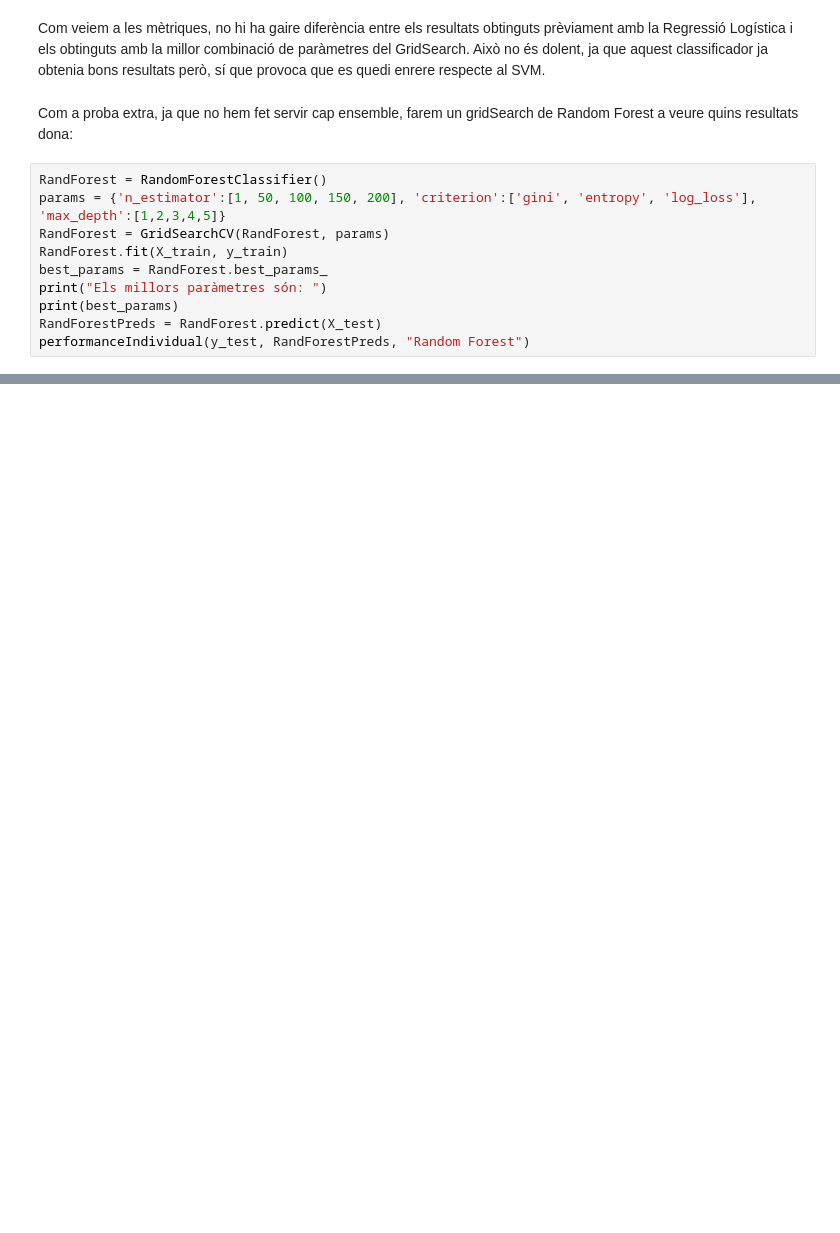
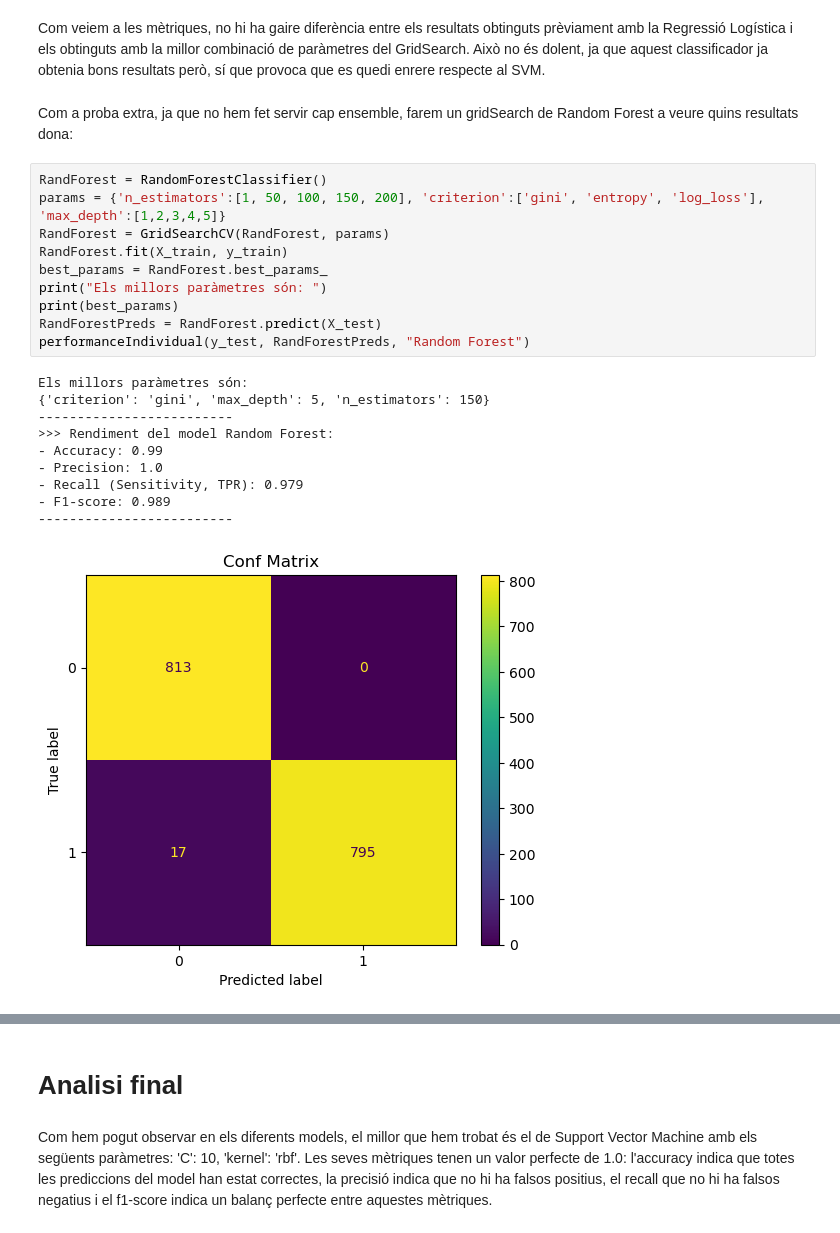
Before and after one commit to NIU1669682/Cas-Kaggle-2, a Jupyter notebook: Classificador de bolets.ipynb, the cells around one changed output, grey strips where cells are left out. Drawn from its saved outputs; the diff is of its cells as text; blank space fills up the shorter version.

Commit message:
Afegir Analisi Final

```diff
--- a/Classificador de bolets.ipynb
+++ b/Classificador de bolets.ipynb
@@ -363,11 +363,22 @@ Com veiem a les mètriques, no hi ha gaire diferència entre els resultats obtin
 Com a proba extra, ja que no hem fet servir cap ensemble, farem un gridSearch de Random Forest a veure quins resultats dona:
 # %%
 RandForest = RandomForestClassifier()
-params = {'n_estimator':[1, 50, 100, 150, 200], 'criterion':['gini', 'entropy', 'log_loss'], 'max_depth':[1,2,3,4,5]}
+params = {'n_estimators':[1, 50, 100, 150, 200], 'criterion':['gini', 'entropy', 'log_loss'], 'max_depth':[1,2,3,4,5]}
 RandForest = GridSearchCV(RandForest, params)
 RandForest.fit(X_train, y_train)
 best_params = RandForest.best_params_
 print("Els millors paràmetres són: ")
 print(best_params)
 RandForestPreds = RandForest.predict(X_test)
 performanceIndividual(y_test, RandForestPreds, "Random Forest")
+# %% [output]
+Els millors paràmetres són:
+{'criterion': 'gini', 'max_depth': 5, 'n_estimators': 150}
+-------------------------
+>>> Rendiment del model Random Forest:
+- Accuracy: 0.99
+- Precision: 1.0
+- Recall (Sensitivity, TPR): 0.979
+- F1-score: 0.989
+-------------------------
+[figure, added]
@@ -373,0 +386,4 @@ performanceIndividual(y_test, RandForestPreds, "Random Forest")
+# %% [markdown]
+# Analisi final
+# %% [markdown]
+Com hem pogut observar en els diferents models, el millor que hem trobat és el de Support Vector Machine amb els següents paràmetres: 'C': 10, 'kernel': 'rbf'. Les seves mètriques tenen un valor perfecte de 1.0: l'accuracy indica que totes les prediccions del model han estat correctes, la precisió indica que no hi ha falsos positius, el recall que no hi ha falsos negatius i el f1-score indica un balanç perfecte entre aquestes mètriques.
```
Also changed, not shown: parts of 12 cells of this notebook.
